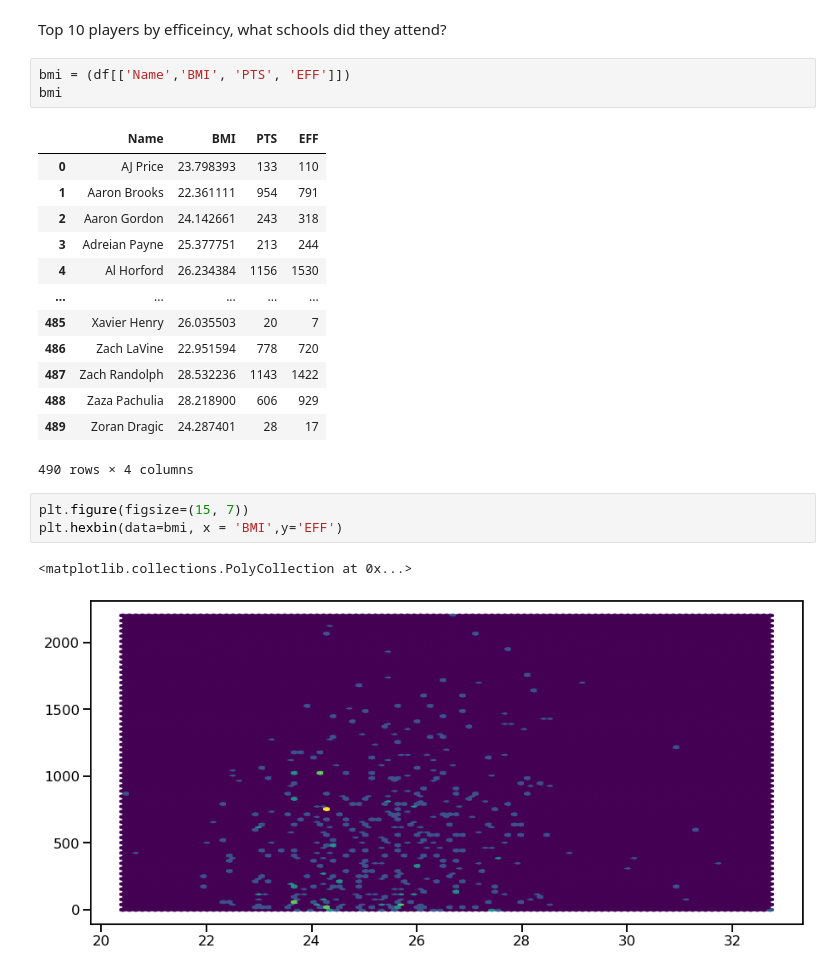
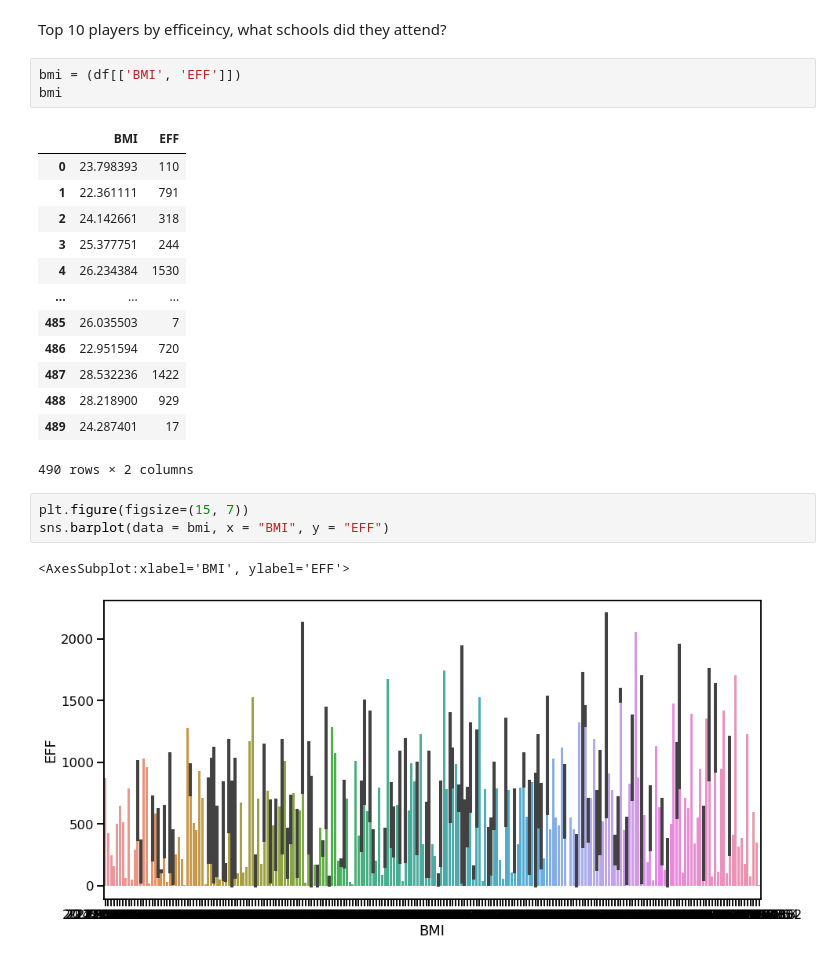
Before and after one commit to data301-2020-winter1/course-project-group_6008, a Jupyter notebook: analysis/Graham/Milestone2good.ipynb, the cells around one changed output. Cells and saved outputs as stored; diff of their text form.

```diff
--- a/analysis/Graham/Milestone2good.ipynb
+++ b/analysis/Graham/Milestone2good.ipynb
@@ -139,25 +211,25 @@ NameError: name 'top' is not defined
 # %% [markdown]
 Top 10 players by efficeincy, what schools did they attend?
 # %%
-bmi = (df[['Name','BMI', 'PTS', 'EFF']])
+bmi = (df[['BMI', 'EFF']])
 bmi
 # %% [output]
-|  | Name | BMI | PTS | EFF |
-| 0 | AJ Price | 23.798393 | 133 | 110 |
-| 1 | Aaron Brooks | 22.361111 | 954 | 791 |
-| 2 | Aaron Gordon | 24.142661 | 243 | 318 |
-| 3 | Adreian Payne | 25.377751 | 213 | 244 |
-| 4 | Al Horford | 26.234384 | 1156 | 1530 |
-| ... | ... | ... | ... | ... |
-| 485 | Xavier Henry | 26.035503 | 20 | 7 |
-| 486 | Zach LaVine | 22.951594 | 778 | 720 |
-| 487 | Zach Randolph | 28.532236 | 1143 | 1422 |
-| 488 | Zaza Pachulia | 28.218900 | 606 | 929 |
-| 489 | Zoran Dragic | 24.287401 | 28 | 17 |
+|  | BMI | EFF |
+| 0 | 23.798393 | 110 |
+| 1 | 22.361111 | 791 |
+| 2 | 24.142661 | 318 |
+| 3 | 25.377751 | 244 |
+| 4 | 26.234384 | 1530 |
+| ... | ... | ... |
+| 485 | 26.035503 | 7 |
+| 486 | 22.951594 | 720 |
+| 487 | 28.532236 | 1422 |
+| 488 | 28.218900 | 929 |
+| 489 | 24.287401 | 17 |
-490 rows × 4 columns
+490 rows × 2 columns
 # %%
 plt.figure(figsize=(15, 7))
-plt.hexbin(data=bmi, x = 'BMI',y='EFF')
+sns.barplot(data = bmi, x = "BMI", y = "EFF")
 # %% [output]
-<matplotlib.collections.PolyCollection at 0x...>
+<AxesSubplot:xlabel='BMI', ylabel='EFF'>
-[figure, old version]
+[figure, new version]
```
Also changed, not shown: parts of 13 cells of this notebook.
